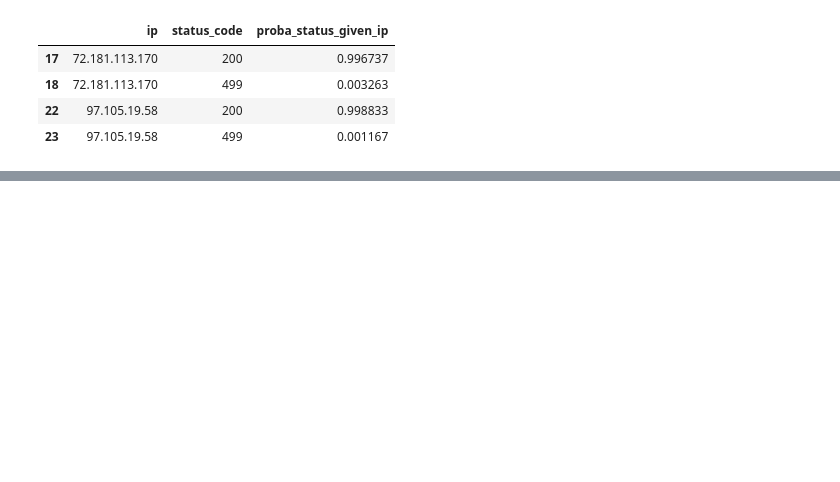
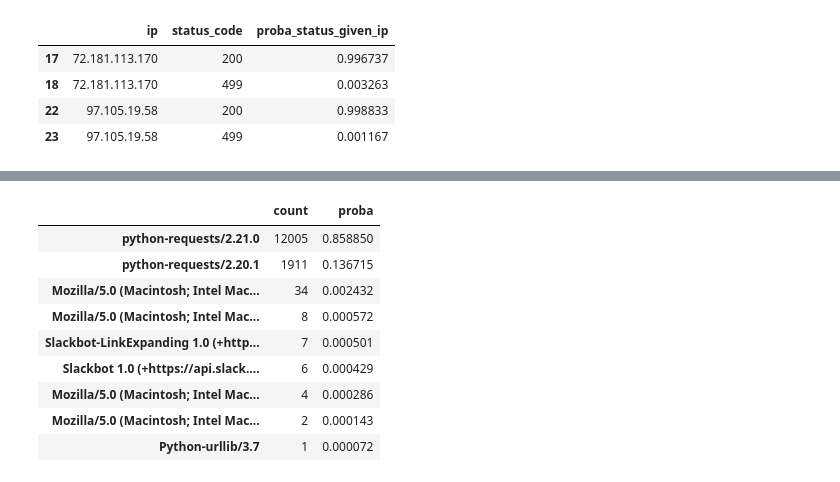
Before and after one commit to lopezelihezer/anomaly-detection-exercises, a Jupyter notebook: discrete_anomaly_detection.ipynb, the cells around one changed output, grey strips where cells are left out. Cells and saved outputs as stored; diff of their text form; code cells hidden in the pictures; blank space fills up the shorter version.

```diff
--- a/discrete_anomaly_detection.ipynb
+++ b/discrete_anomaly_detection.ipynb
@@ -127,0 +206,14 @@ status_given_ip[status_given_ip.proba_status_given_ip < 1]
+# %%
+user_df = value_counts_and_frequencies(df.user_agent)
+user_df
+# %% [output]
+|  | count | proba |
+| python-requests/2.21.0 | 12005 | 0.858850 |
+| python-requests/2.20.1 | 1911 | 0.136715 |
+| Mozilla/5.0 (Macintosh; Intel Mac... | 34 | 0.002432 |
+| Mozilla/5.0 (Macintosh; Intel Mac... | 8 | 0.000572 |
+| Slackbot-LinkExpanding 1.0 (+http... | 7 | 0.000501 |
+| Slackbot 1.0 (+https://api.slack.... | 6 | 0.000429 |
+| Mozilla/5.0 (Macintosh; Intel Mac... | 4 | 0.000286 |
+| Mozilla/5.0 (Macintosh; Intel Mac... | 2 | 0.000143 |
+| Python-urllib/3.7 | 1 | 0.000072 |
```
Also changed, not shown: parts of 7 cells of this notebook.
